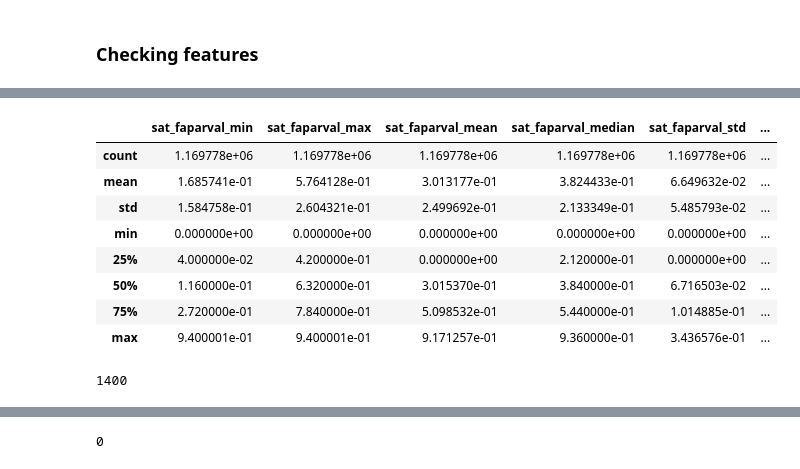
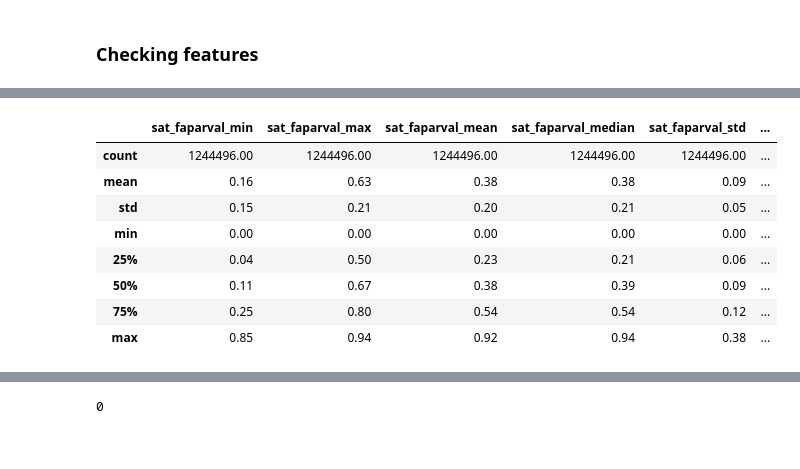
Before and after one commit to jayzuniga/w210_Wildfire, a Jupyter notebook: model/LoadingData.ipynb, the cells around one changed output, grey strips where cells are left out. Saved outputs shown, nothing was run; the diff lists cells and outputs as text; code cells hidden in the pictures.

```diff
--- a/model/LoadingData.ipynb
+++ b/model/LoadingData.ipynb
@@ -120,4 +180,6 @@ final_df.wf_wildfire.sum() / final_df.shape[0]
 # %%
 fuel_mean = 78.74 # Calculated in BigQuery
 final_df.fuel_percent.replace('backfill',str(fuel_mean),inplace = True)
+final_df.fuel_percent_l1.replace('backfill',str(fuel_mean),inplace = True)
 final_df['fuel_percent'] = pd.to_numeric(final_df.fuel_percent)
+final_df['fuel_percent_l1'] = pd.to_numeric(final_df.fuel_percent_l1)
@@ -207,0 +303,3 @@ dtype: object
+# %%
+final_df['sat_faparval_undefined'] = (final_df.sat_faparval_min=='--').astype(int)
+final_df['sat_faparval_undefined'].value_counts()
@@ -208,3 +310,15 @@ dtype: object
+# %%
+final_df['sat_faparval_min'] = pd.to_numeric(final_df.sat_faparval_min, errors='coerce')
+final_df['sat_faparval_max'] = pd.to_numeric(final_df.sat_faparval_max, errors='coerce')
+final_df['sat_faparval_mean'] = pd.to_numeric(final_df.sat_faparval_mean, errors='coerce')
+final_df['sat_faparval_median'] = pd.to_numeric(final_df.sat_faparval_median, errors='coerce')
+final_df['sat_faparval_std'] = pd.to_numeric(final_df.sat_faparval_std, errors='coerce')
+# %%
+final_df['sat_faparval_min'] = final_df.sat_faparval_min.fillna(0)
+final_df['sat_faparval_max'] = final_df.sat_faparval_max.fillna(0)
+final_df['sat_faparval_mean'] = final_df.sat_faparval_mean.fillna(0)
+final_df['sat_faparval_median'] = final_df.sat_faparval_median.fillna(0)
+final_df['sat_faparval_std'] = final_df.sat_faparval_std.fillna(0)
 # %%
 final_df[[col for col in final_df if col.startswith('sat_')]].isna().sum()
 # %% [output]
@@ -225,17 +340,13 @@ sat_faparmask_size         0
 dtype: int64
 # %%
-final_df[[col for col in final_df if col.startswith('sat_')]].describe()
+final_df[[col for col in final_df if col.startswith('sat_')]].describe().round(2)
 # %% [output]
 |  | sat_faparval_min | sat_faparval_max | sat_faparval_mean | sat_faparval_median | sat_faparval_std | ... |
-| count | 1.169778e+06 | 1.169778e+06 | 1.169778e+06 | 1.169778e+06 | 1.169778e+06 | ... |
-| mean | 1.685741e-01 | 5.764128e-01 | 3.013177e-01 | 3.824433e-01 | 6.649632e-02 | ... |
-| std | 1.584758e-01 | 2.604321e-01 | 2.499692e-01 | 2.133349e-01 | 5.485793e-02 | ... |
-| min | 0.000000e+00 | 0.000000e+00 | 0.000000e+00 | 0.000000e+00 | 0.000000e+00 | ... |
-| 25% | 4.000000e-02 | 4.200000e-01 | 0.000000e+00 | 2.120000e-01 | 0.000000e+00 | ... |
-| 50% | 1.160000e-01 | 6.320000e-01 | 3.015370e-01 | 3.840000e-01 | 6.716503e-02 | ... |
-| 75% | 2.720000e-01 | 7.840000e-01 | 5.098532e-01 | 5.440000e-01 | 1.014885e-01 | ... |
-| max | 9.400001e-01 | 9.400001e-01 | 9.171257e-01 | 9.360000e-01 | 3.436576e-01 | ... |
+| count | 1244496.00 | 1244496.00 | 1244496.00 | 1244496.00 | 1244496.00 | ... |
+| mean | 0.16 | 0.63 | 0.38 | 0.38 | 0.09 | ... |
+| std | 0.15 | 0.21 | 0.20 | 0.21 | 0.05 | ... |
+| min | 0.00 | 0.00 | 0.00 | 0.00 | 0.00 | ... |
+| 25% | 0.04 | 0.50 | 0.23 | 0.21 | 0.06 | ... |
+| 50% | 0.11 | 0.67 | 0.38 | 0.39 | 0.09 | ... |
+| 75% | 0.25 | 0.80 | 0.54 | 0.54 | 0.12 | ... |
+| max | 0.85 | 0.94 | 0.92 | 0.94 | 0.38 | ... |
-# %%
-final_df.sat_faparval_median.isna().sum()
-# %% [output]
-1400
```
Also changed, not shown: parts of 80 cells of this notebook, 17 other files.
